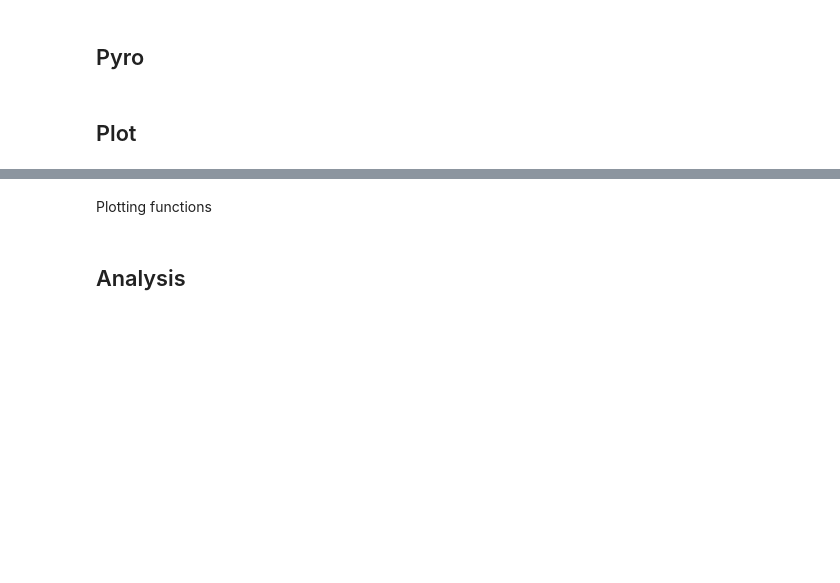
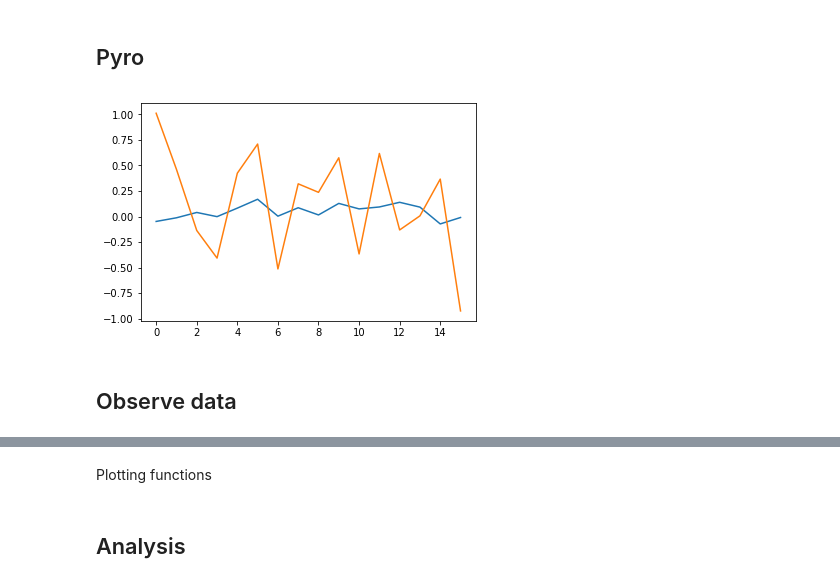
Before and after one commit to lm2612/climt_dask, a Jupyter notebook: DaskGray.ipynb, the cells around one changed output, grey strips where cells are left out. Saved outputs shown, nothing was run; the diff lists cells and outputs as text; code cells hidden in the pictures; blank space fills up the shorter version.

Commit message:
added pyro part

```diff
--- a/DaskGray.ipynb
+++ b/DaskGray.ipynb
@@ -279,15 +264,40 @@ plt.colorbar()
 cluster.logs()
 # %% [markdown]
 ## Pyro
-# %%
-def pyro_model():
-    prior_loc = 7.292e-05
-    prior_scale = 1.0e-01
-    # 1) Sample Latent Variables from Prior
-    planetary_rotation_rate = pyro.sample("planetary_rotation_rate",
-                                         dist.Normal(prior_loc, prior_scale))
-    # 2)
-    model_with_rotation(planetary_rotation_rate,
-                        model_state=None, n_steps=0)
-# %% [markdown]
-## Plot
+# %%
+import pyro
+import torch
+import pyro.distributions as dist
+
+
+def pyro_model():
+    prior_loc = 7.292e-05
+    prior_scale = 1.0e-05
+    # 1) Sample Latent Variables from Prior
+    planetary_rotation_rate = pyro.sample("planetary_rotation_rate",
+                                         dist.Normal(prior_loc, prior_scale))
+    # 2) Run Deterministic Model
+    n_steps = 7 * 3 * 24   # 7 days, with 20 min timestep
+    n_steps = 1 # TEMP
+    model_state = model_with_rotation(planetary_rotation_rate.item(),
+                        model_state=None, n_steps=n_steps)
+
+    # 3) Sample Observed Variable with measurement error
+    zonal_wind = model_state["eastward_wind"].mean('lon')
+    zonal_wind = torch.tensor(zonal_wind.values, dtype=torch.float64)[0,::4]
+    obs = zonal_wind.clone()
+    for l in pyro.plate("lat_plate", 16):
+        obs[l] = pyro.sample("eastward_wind_{}".format(l),
+                             dist.Normal(zonal_wind[l],
+                                         torch.tensor([0.5], dtype=torch.float64)))
+    return planetary_rotation_rate, zonal_wind, obs
+# %%
+planetary_rotation_rate, zonal_wind, obs = pyro_model()
+# %%
+plt.plot(zonal_wind.numpy())
+plt.plot(obs.numpy())
+plt.show()
+# %% [output]
+[figure, added]
+# %% [markdown]
+## Observe data
```
Also changed, not shown: parts of 11 cells of this notebook.
